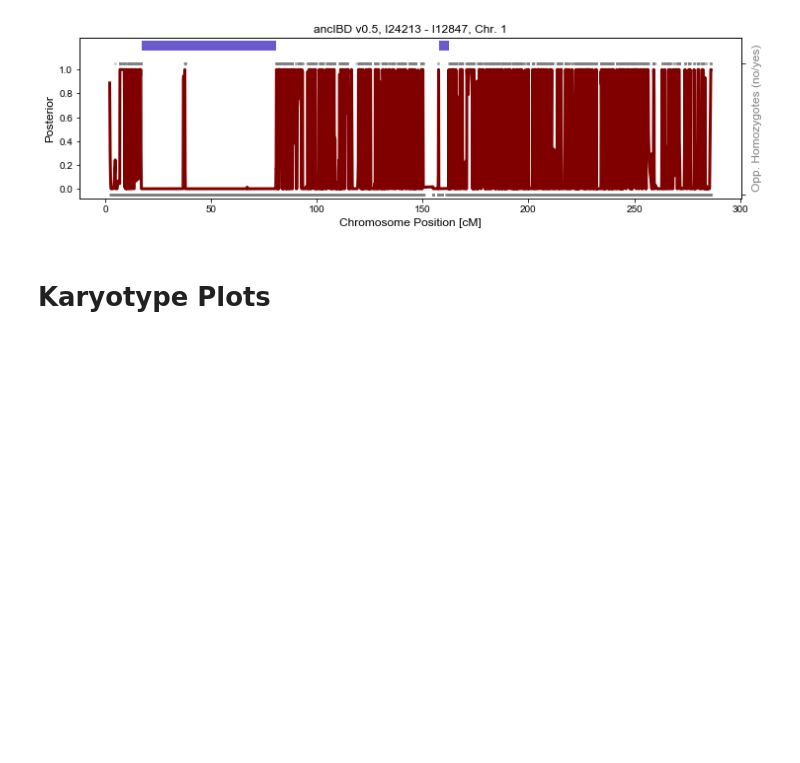
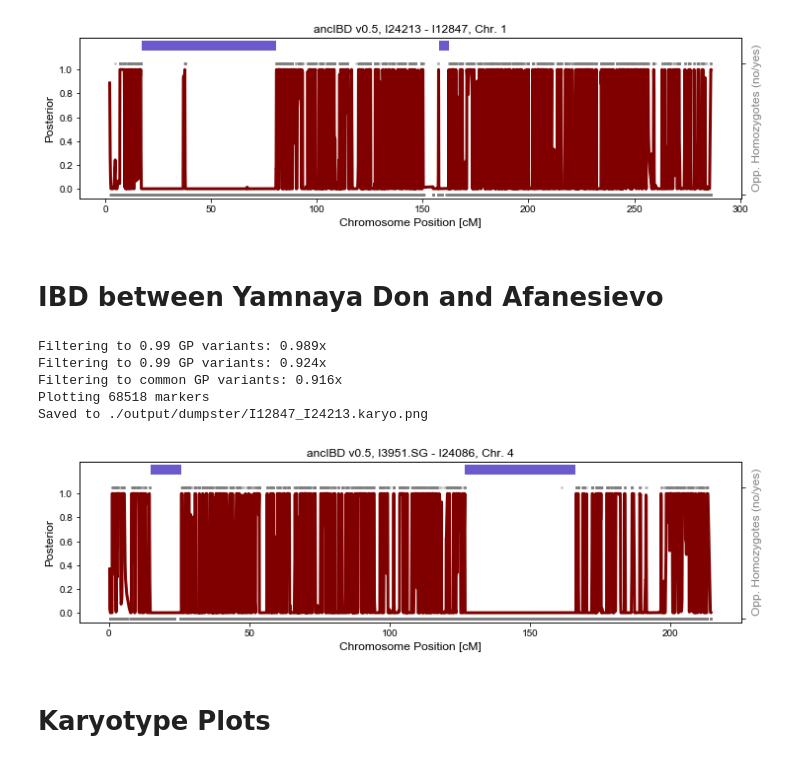
Before and after one commit to hringbauer/punic_aDNA, a Jupyter notebook: notebooks/ibd/plot_IBD.ipynb, the cells around one changed output. Drawn from its saved outputs; the diff is of its cells as text; code cells hidden in the pictures; blank space fills up the shorter version.

```diff
--- a/notebooks/ibd/plot_IBD.ipynb
+++ b/notebooks/ibd/plot_IBD.ipynb
@@ -43,6 +45,22 @@ Filtering to 0.99 GP variants: 0.899x
 Filtering to common GP variants: 0.822x
 Plotting 88408 markers
 [figure]
+# %% [markdown]
+# IBD between Yamnaya Don and Afanesievo
+# %%
+post = run_plot_pair(iids=["I3951.SG", "I24086"], ch=4, xlim=[], ms=2,
+                     path_h5='/n/groups/reich/hringbauer/git/hapBLOCK/data/hdf5/1240k_v53.1/ch',
+                     min_cm=5, plot=True, l_model="h5", e_model='haploid_gl2', max_gap=0.012,
+                     p_col="variants/AF_ALL", folder_out="",
+                     path_fig="./output/dumpster/I12847_I24213.karyo.png",
+                     output=False)
+# %% [output]
+Filtering to 0.99 GP variants: 0.989x
+Filtering to 0.99 GP variants: 0.924x
+Filtering to common GP variants: 0.916x
+Plotting 68518 markers
+Saved to ./output/dumpster/I12847_I24213.karyo.png
+[figure, added]
 # %% [markdown]
 # Karyotype Plots
 # %%
```
Also changed, not shown: parts of 6 cells of this notebook, 2 other files.
